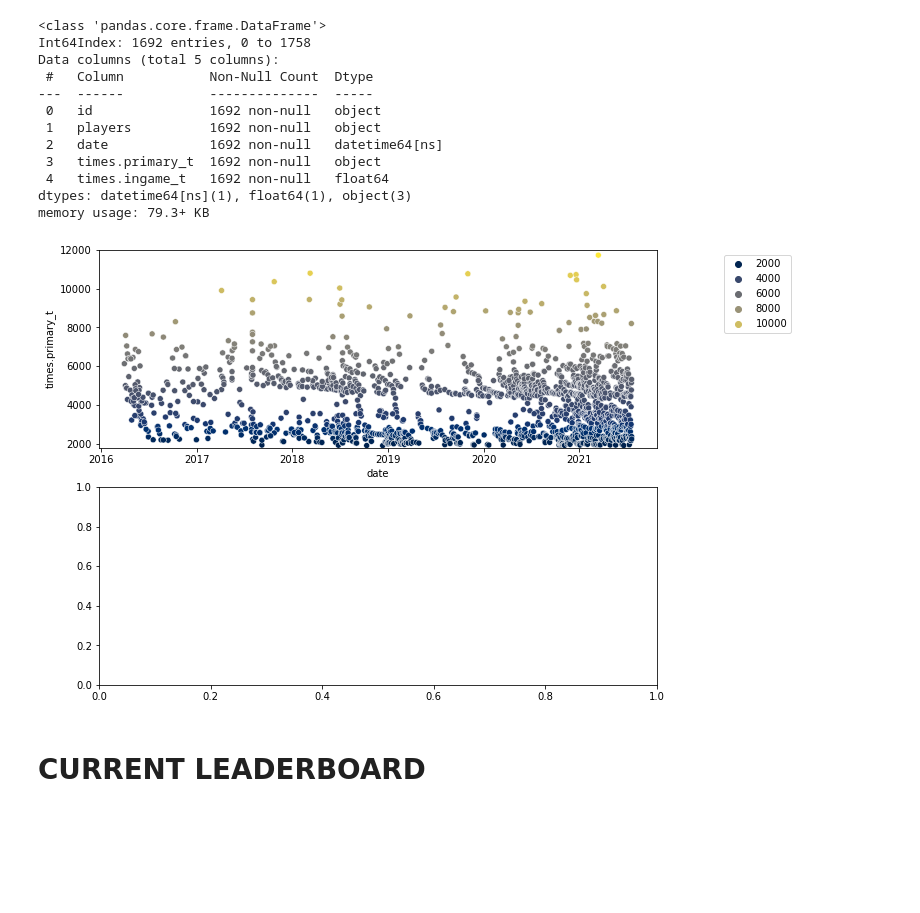
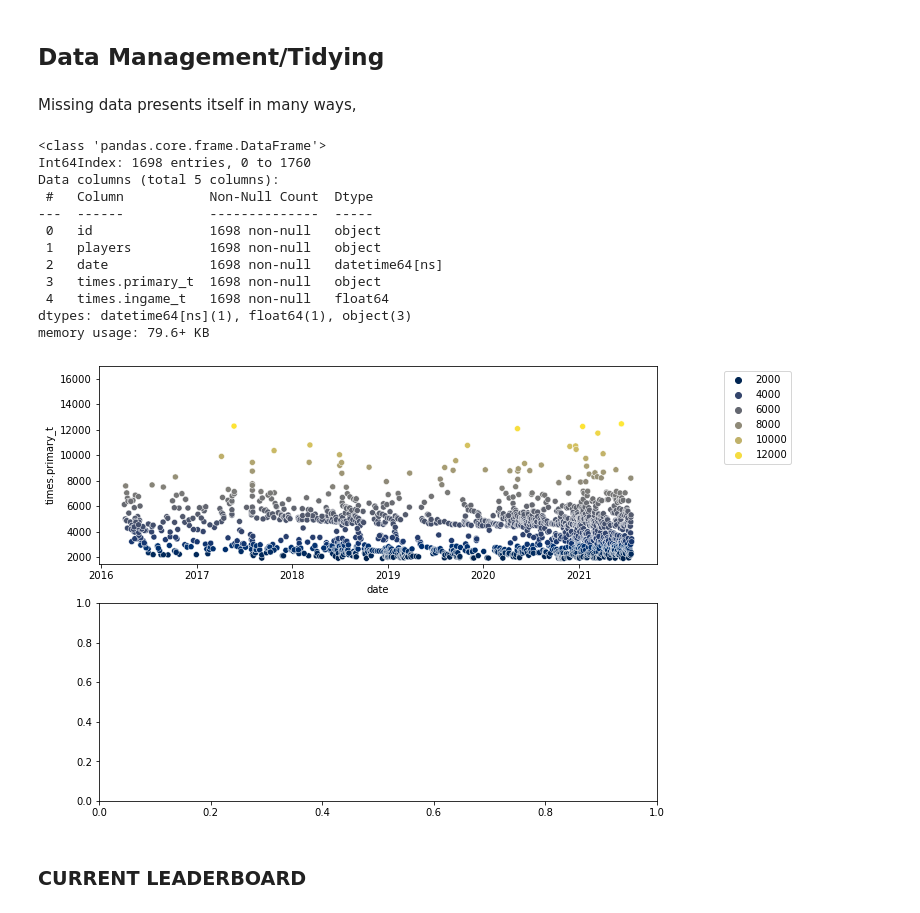
Before and after one commit to kstanfie/kstanfie.github.io, a Jupyter notebook: Speedruns.ipynb, the cells around one changed output. Drawn from its saved outputs; the diff is of its cells as text; code cells hidden in the pictures; blank space fills up the shorter version.

Commit message:
Adding a bunch of documentation for the collection & tidying.

```diff
--- a/Speedruns.ipynb
+++ b/Speedruns.ipynb
@@ -71 +118,3 @@ with pd.option_context('display.max_rows',100, 'display.max_columns', 10):
+# %% [markdown]
+## Data Management/Tidying
 # %%
@@ -73,8 +123,10 @@ with pd.option_context('display.max_rows',100, 'display.max_columns', 10):
 runsdf['players'] = runsdf['players'].apply(lambda x: (x[0].get('rel'), x[0].get('id')))
+# %% [markdown]
+Missing data presents itself in many ways,
 # %%
 # marking data outside of our interest as 'NA' so it can be dropped when plotting.
 runsdf.loc[(runsdf['times.primary_t'] < 1900), 'times.primary_t'] = pd.NA
-runsdf.loc[(runsdf['times.primary_t'] > 12000), 'times.primary_t'] = pd.NA
+runsdf.loc[(runsdf['times.primary_t'] > 17000), 'times.primary_t'] = pd.NA
 # removing rejected runs as well
 runsdf.loc[(runsdf['status.status'] == 'rejected'), 'status.status'] = pd.NA
 # changing date column to real datetime
@@ -85,29 +137,29 @@ prunedrsdf = runsdf[['id', 'players','date','times.primary_t','times.ingame_t']]
 prunedrsdf.dropna().info()
 # %% [output]
 <class 'pandas.core.frame.DataFrame'>
-Int64Index: 1692 entries, 0 to 1758
+Int64Index: 1698 entries, 0 to 1760
 Data columns (total 5 columns):
  #   Column           Non-Null Count  Dtype
 ---  ------           --------------  -----
- 0   id               1692 non-null   object
- 1   players          1692 non-null   object
- 2   date             1692 non-null   datetime64[ns]
- 3   times.primary_t  1692 non-null   object
- 4   times.ingame_t   1692 non-null   float64
+ 0   id               1698 non-null   object
+ 1   players          1698 non-null   object
+ 2   date             1698 non-null   datetime64[ns]
+ 3   times.primary_t  1698 non-null   object
+ 4   times.ingame_t   1698 non-null   float64
 dtypes: datetime64[ns](1), float64(1), object(3)
-memory usage: 79.3+ KB
+memory usage: 79.6+ KB
 # %%
 fig, ax = plt.subplots(2, 1, figsize=(10, 8))
 
 # using dropna() to prune the data for plotting.
 sns.scatterplot(data=prunedrsdf.dropna(), x='date',y='times.primary_t', ax=ax[0], palette='cividis', hue='times.primary_t')
-ax[0].set_ylim(bottom=1800, top=12000)
+ax[0].set_ylim(bottom=1500, top=17000)
 ax[0].legend(bbox_to_anchor=(1.25, 1), loc='upper right')
 plt.show()
 # %% [output]
-[figure, old version]
+[figure, new version]
 # %% [markdown]
-# CURRENT LEADERBOARD
+### CURRENT LEADERBOARD
 # %%
 dks3lb = req.get('https://www.speedrun.com/api/v1/leaderboards/k6qg0xdg/category/n2y143z2')
 # %%
```
Also changed, not shown: parts of 15 cells of this notebook.
